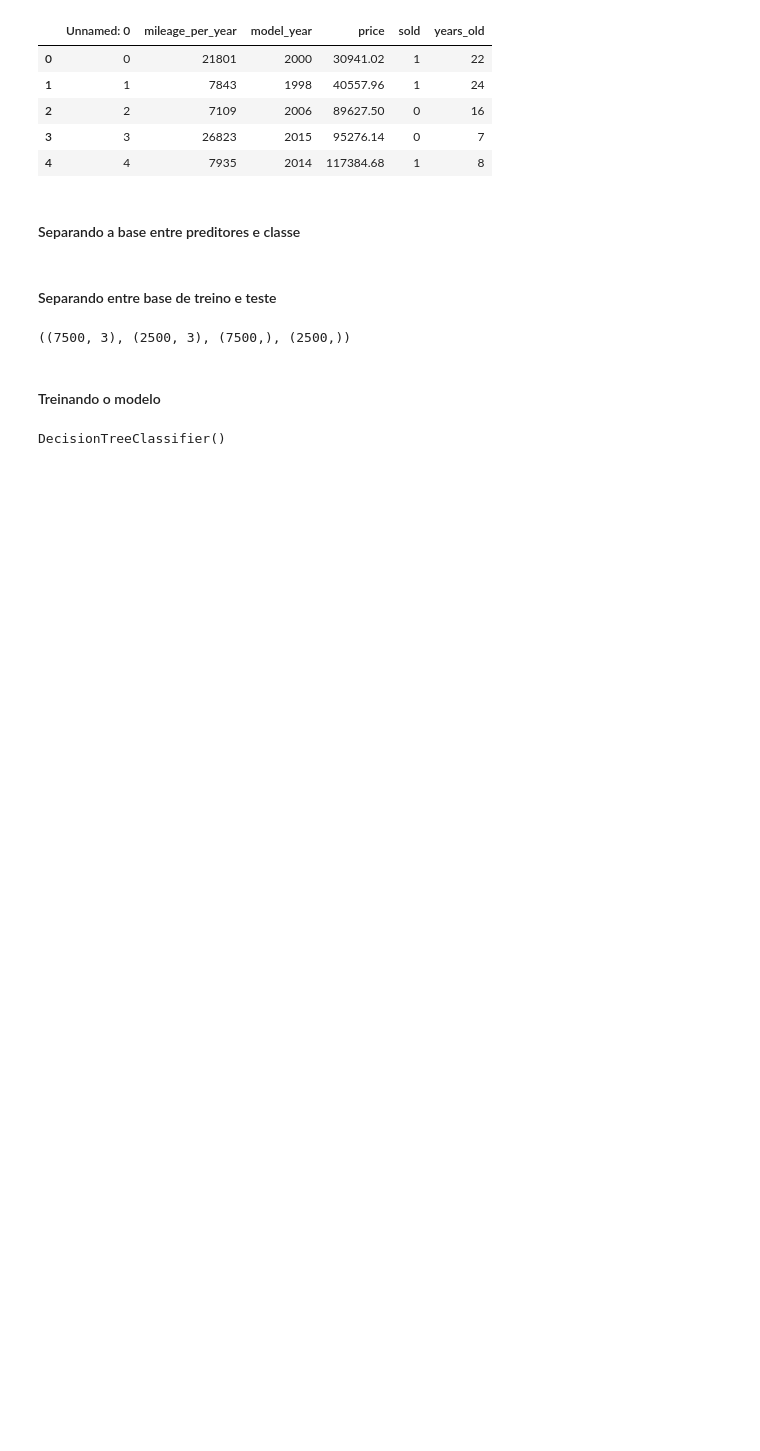
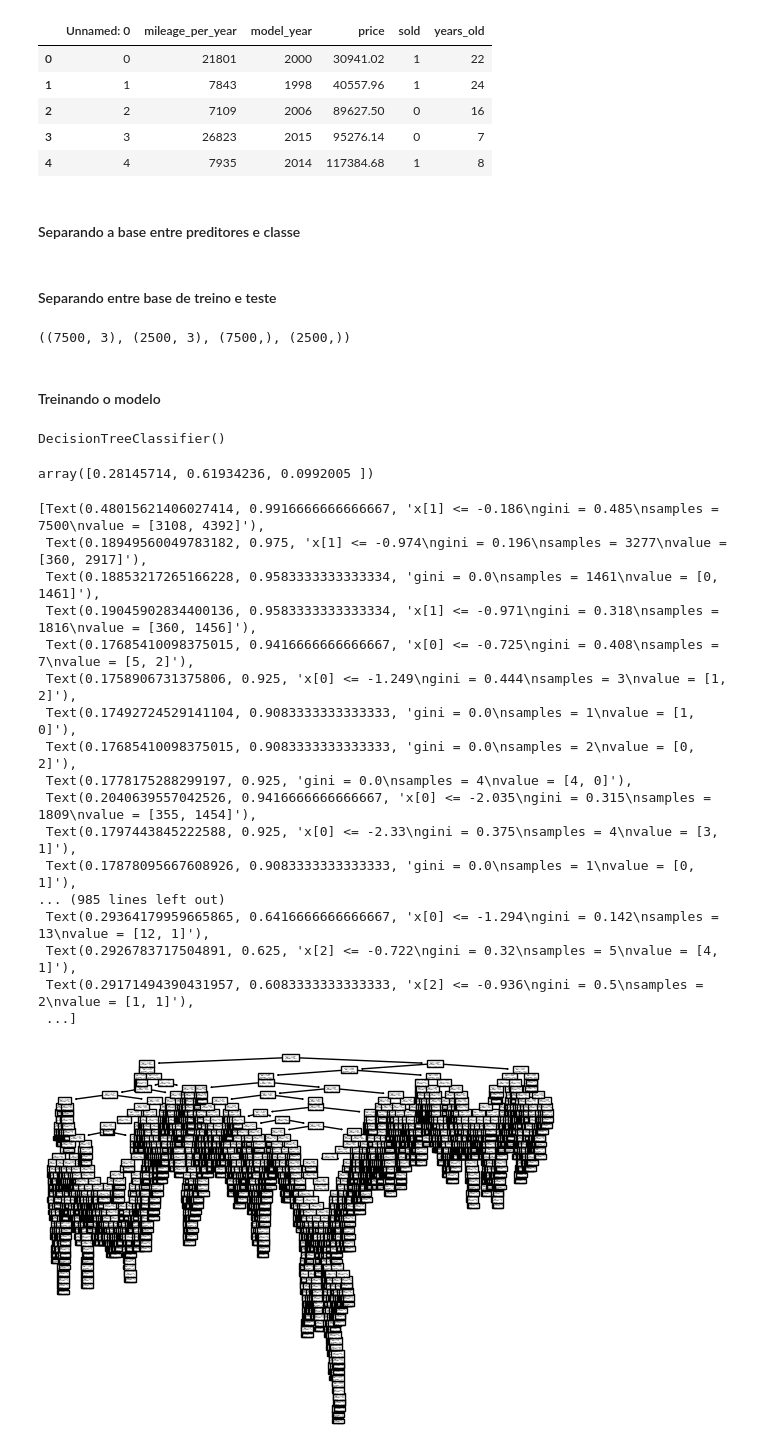
Before and after one commit to MarcelaMotta/venda-de-carro, a Jupyter notebook: venda_de_carro.ipynb, the cells around one changed output. Drawn from its saved outputs; the diff is of its cells as text; code cells hidden in the pictures; blank space fills up the shorter version.

Commit message:
Adding feature importance and tree visualization.

```diff
--- a/venda_de_carro.ipynb
+++ b/venda_de_carro.ipynb
@@ -91,6 +92,31 @@ model = DecisionTreeClassifier()
 model.fit(X_train, y_train)
 # %% [output]
 DecisionTreeClassifier()
+# %%
+model.feature_importances_
+# %% [output]
+array([0.28145714, 0.61934236, 0.0992005 ])
+# %%
+tree.plot_tree(model)
+# %% [output]
+[Text(0.48015621406027414, 0.9916666666666667, 'x[1] <= -0.186\ngini = 0.485\nsamples = 7500\nvalue = [3108, 4392]'),
+ Text(0.18949560049783182, 0.975, 'x[1] <= -0.974\ngini = 0.196\nsamples = 3277\nvalue = [360, 2917]'),
+ Text(0.18853217265166228, 0.9583333333333334, 'gini = 0.0\nsamples = 1461\nvalue = [0, 1461]'),
+ Text(0.19045902834400136, 0.9583333333333334, 'x[1] <= -0.971\ngini = 0.318\nsamples = 1816\nvalue = [360, 1456]'),
+ Text(0.17685410098375015, 0.9416666666666667, 'x[0] <= -0.725\ngini = 0.408\nsamples = 7\nvalue = [5, 2]'),
+ Text(0.1758906731375806, 0.925, 'x[0] <= -1.249\ngini = 0.444\nsamples = 3\nvalue = [1, 2]'),
+ Text(0.17492724529141104, 0.9083333333333333, 'gini = 0.0\nsamples = 1\nvalue = [1, 0]'),
+ Text(0.17685410098375015, 0.9083333333333333, 'gini = 0.0\nsamples = 2\nvalue = [0, 2]'),
+ Text(0.1778175288299197, 0.925, 'gini = 0.0\nsamples = 4\nvalue = [4, 0]'),
+ Text(0.2040639557042526, 0.9416666666666667, 'x[0] <= -2.035\ngini = 0.315\nsamples = 1809\nvalue = [355, 1454]'),
+ Text(0.1797443845222588, 0.925, 'x[0] <= -2.33\ngini = 0.375\nsamples = 4\nvalue = [3, 1]'),
+ Text(0.17878095667608926, 0.9083333333333333, 'gini = 0.0\nsamples = 1\nvalue = [0, 1]'),
+... (985 lines left out)
+ Text(0.29364179959665865, 0.6416666666666667, 'x[0] <= -1.294\ngini = 0.142\nsamples = 13\nvalue = [12, 1]'),
+ Text(0.2926783717504891, 0.625, 'x[2] <= -0.722\ngini = 0.32\nsamples = 5\nvalue = [4, 1]'),
+ Text(0.29171494390431957, 0.6083333333333333, 'x[2] <= -0.936\ngini = 0.5\nsamples = 2\nvalue = [1, 1]'),
+ ...]
+[figure, added]
 # %%
 predictions = model.predict(X_test)
 accuracy_score(y_test, predictions)
```
Also changed, not shown: parts of 2 cells of this notebook.
